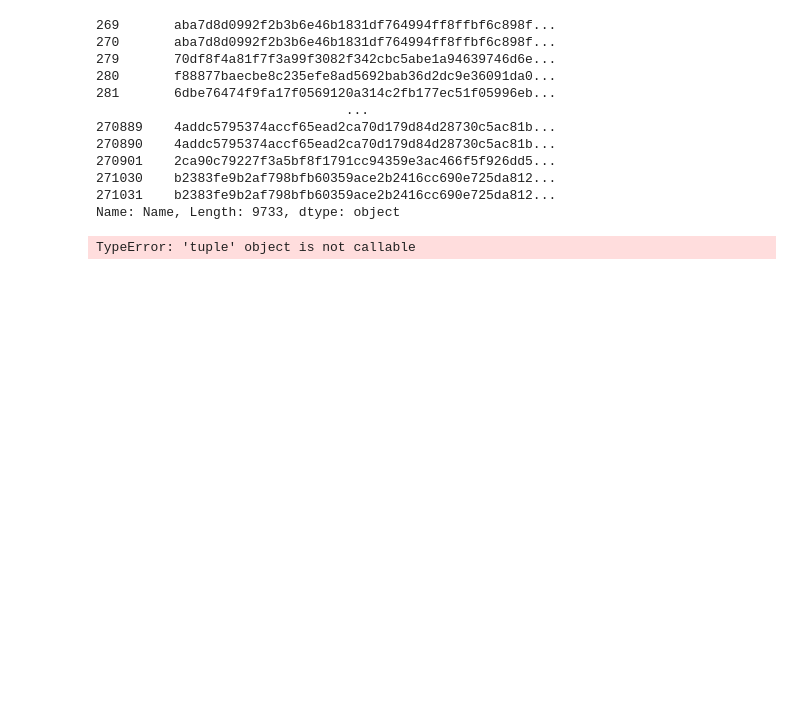
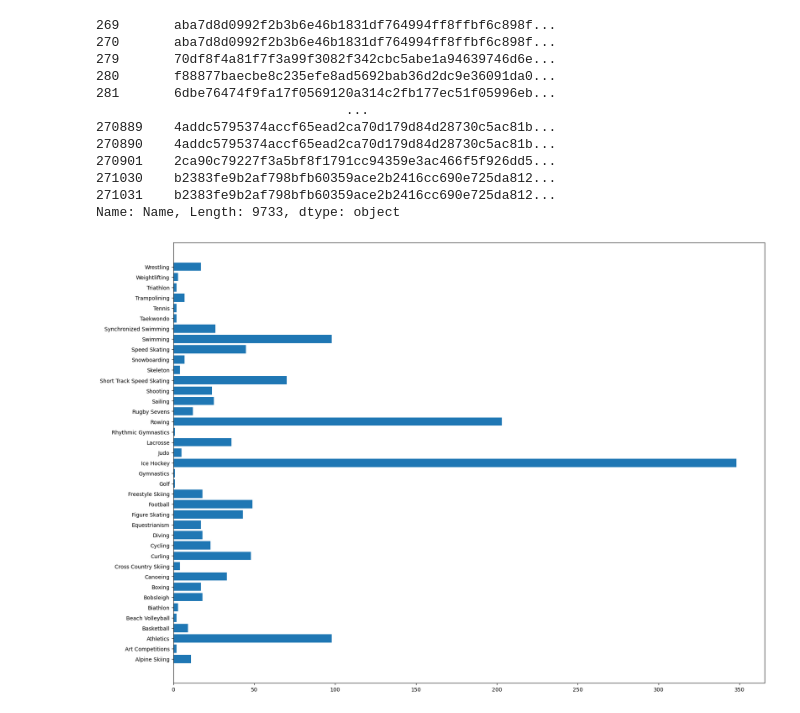
Before and after one commit to Granit-Nite/OS_KanadaNY, a Jupyter notebook: uppgiften.ipynb, the cells around one changed output. Drawn from its saved outputs; the diff is of its cells as text; code cells hidden in the pictures; blank space fills up the shorter version.

Commit message:
klar med graphen för Canada

```diff
--- a/uppgiften.ipynb
+++ b/uppgiften.ipynb
@@ -187,12 +187,14 @@ Name: Name, Length: 9733, dtype: object
 # %%
 import matplotlib.pyplot as plt
 
 rt = canada_os.pivot_table(index = "Sport", columns= "Medal", aggfunc= "size")
 number_medal = rt.sum(axis= 1)
 number_medal.sort_values(ascending= False)
 tes = number_medal.astype(int)
 tes_dict = tes.to_dict()
-tes_dict
-plt.bar(tes_dict.keys(), tes_dict.values())
+
+plt.figure(figsize= (20, 15))
+plt.barh(list(tes_dict.keys()), tes_dict.values())
+plt.show()
 # %% [output]
-TypeError: 'tuple' object is not callable
+[figure, added]
```
